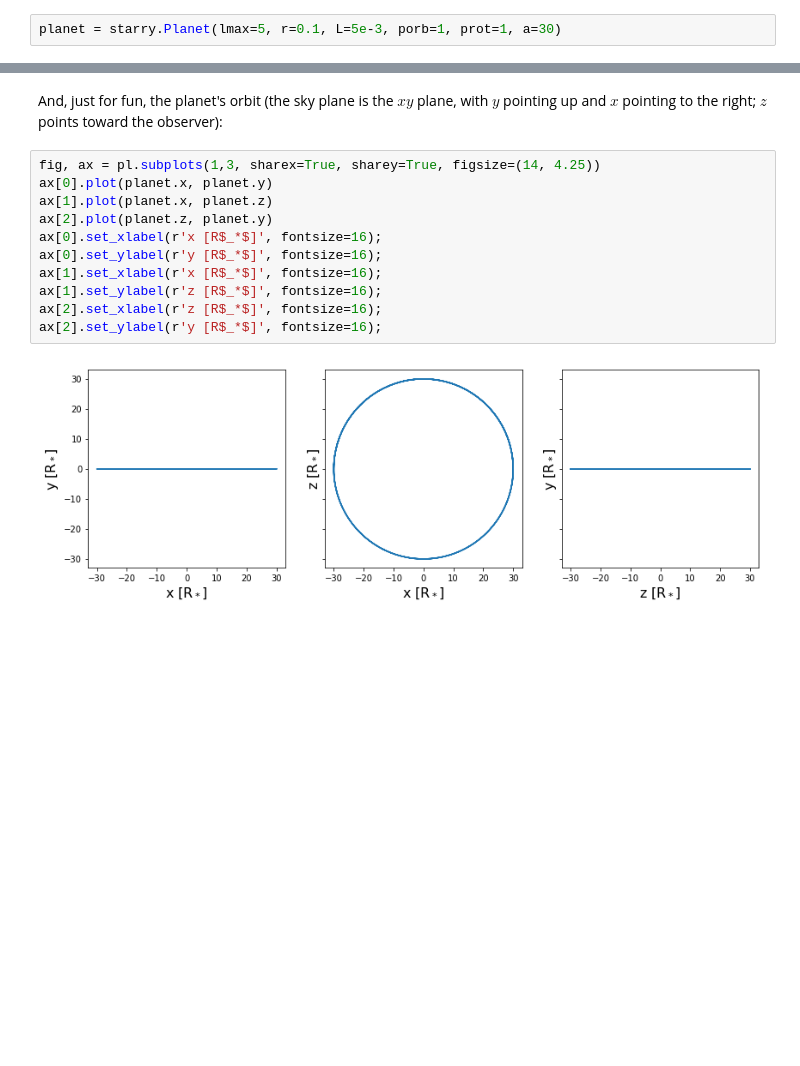
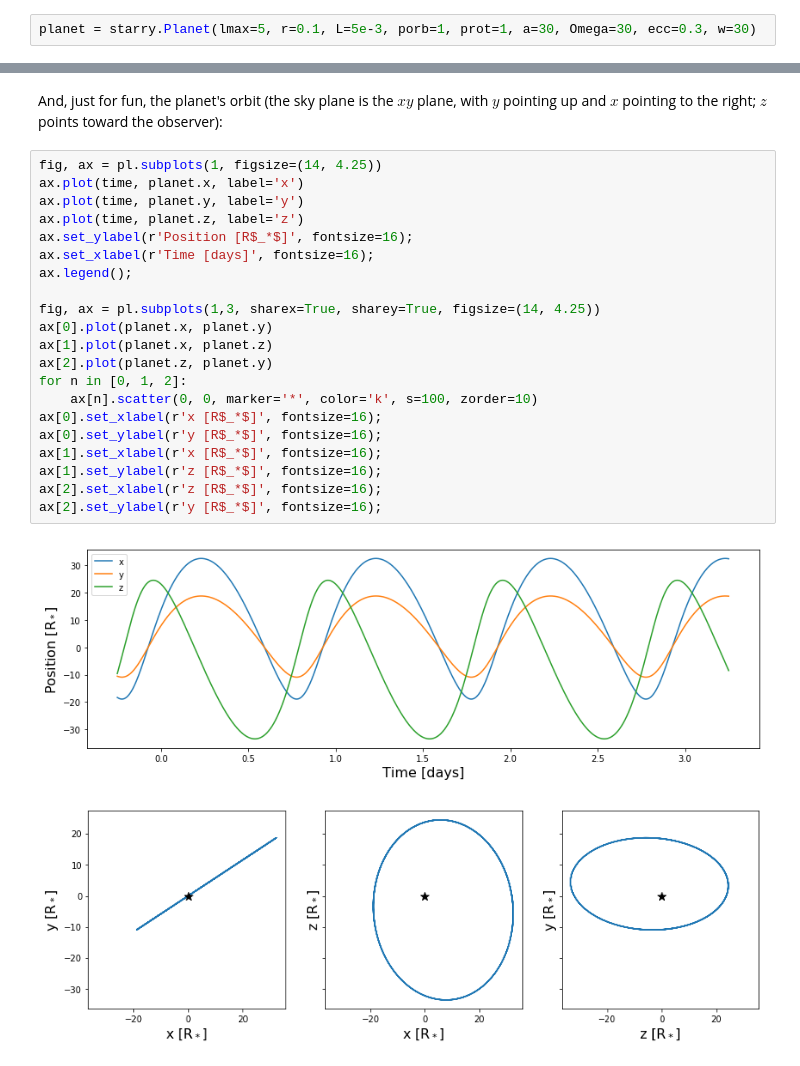
Before and after one commit to rodluger/starry, a Jupyter notebook: docs/tutorials/basics2.ipynb, the cells around one changed output, grey strips where cells are left out. Saved outputs shown, nothing was run; the diff lists cells and outputs as text; blank space fills up the shorter version.

```diff
--- a/docs/tutorials/basics2.ipynb
+++ b/docs/tutorials/basics2.ipynb
@@ -33,7 +33,7 @@ star.map.show()
 # %% [markdown]
 This one is a bit more fun:
 # %%
-planet = starry.Planet(lmax=5, r=0.1, L=5e-3, porb=1, prot=1, a=30)
+planet = starry.Planet(lmax=5, r=0.1, L=5e-3, porb=1, prot=1, a=30, Omega=30, ecc=0.3, w=30)
 # %% [markdown]
 Here we've instantiated a planet with a fifth degree surface map, a radius that is one-tenth that of the star, a luminosity that is one-two-hundredth that of the star, an orbital period of 1 day, a rotational period of 1 day, and a semi-major axis that's thirty times the stellar radius. This is essentially a tidally-locked hot Jupiter.
 
@@ -110,15 +112,26 @@ ax.plot(time, planet.flux);
 # %% [markdown]
 And, just for fun, the planet's orbit (the sky plane is the $xy$ plane, with $y$ pointing up and $x$ pointing to the right; $z$ points toward the observer):
 # %%
+fig, ax = pl.subplots(1, figsize=(14, 4.25))
+ax.plot(time, planet.x, label='x')
+ax.plot(time, planet.y, label='y')
+ax.plot(time, planet.z, label='z')
+ax.set_ylabel(r'Position [R$_*$]', fontsize=16);
+ax.set_xlabel(r'Time [days]', fontsize=16);
+ax.legend();
+
 fig, ax = pl.subplots(1,3, sharex=True, sharey=True, figsize=(14, 4.25))
 ax[0].plot(planet.x, planet.y)
 ax[1].plot(planet.x, planet.z)
 ax[2].plot(planet.z, planet.y)
+for n in [0, 1, 2]:
+    ax[n].scatter(0, 0, marker='*', color='k', s=100, zorder=10)
 ax[0].set_xlabel(r'x [R$_*$]', fontsize=16);
 ax[0].set_ylabel(r'y [R$_*$]', fontsize=16);
 ax[1].set_xlabel(r'x [R$_*$]', fontsize=16);
 ax[1].set_ylabel(r'z [R$_*$]', fontsize=16);
 ax[2].set_xlabel(r'z [R$_*$]', fontsize=16);
 ax[2].set_ylabel(r'y [R$_*$]', fontsize=16);
 # %% [output]
-[figure, old version]
+[figure, new version]
+[figure, added]
```
Also changed, not shown: parts of 4 cells of this notebook, 12 other files.
